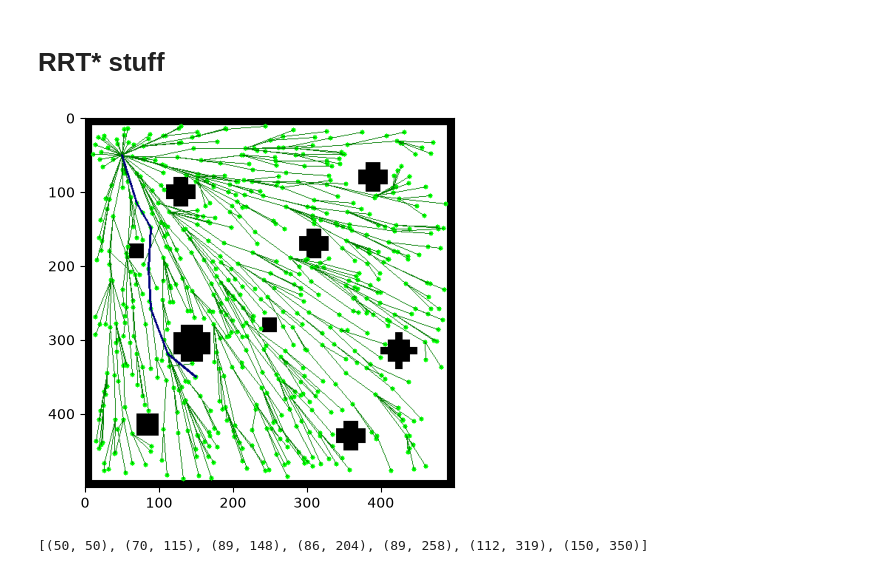
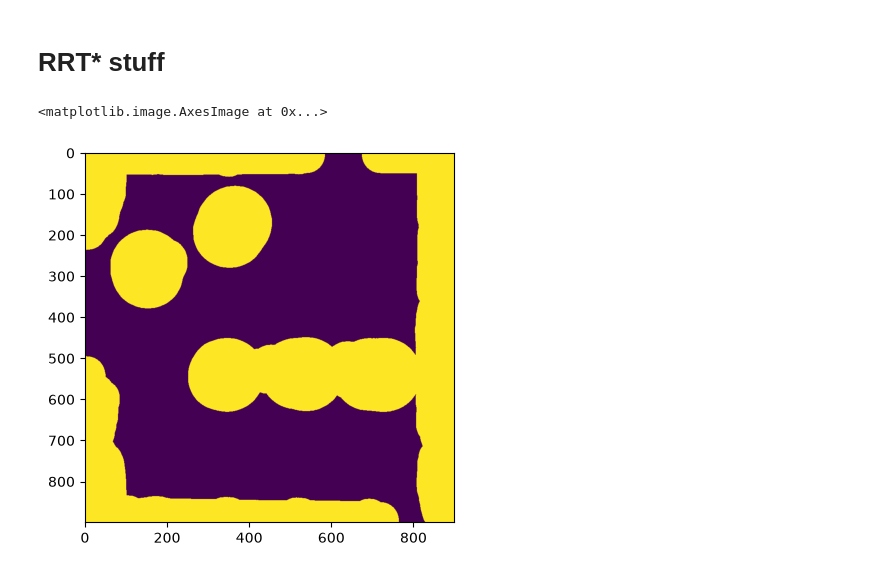
Before and after one commit to Zartarius/micromouse, a Jupyter notebook: week_12/path_planning/occupancy_mapping.ipynb, the cells around one changed output. Drawn from its saved outputs; the diff is of its cells as text; code cells hidden in the pictures.

```diff
--- a/week_12/path_planning/occupancy_mapping.ipynb
+++ b/week_12/path_planning/occupancy_mapping.ipynb
@@ -744,17 +736,23 @@ def node_to_obst_coord(node_num, obst_top_left_node_num):
     coord = node_to_coords_original(node_num)
     new_coord = og_coord_to_obst(coord, obst_top_left_node_num)
     return new_coords
+# %%
+# Task 5.1 (4 marks): RRT/RRT*
+# NOTE: The iteration only increases when a valid node is placed on the map. If the node is invalid, the program should continue without incrementing the node count.
+#image = cv2.imread("sample_map.png")
+rrt_image = occupancy_map
+#rrt_image = make_occupancy_map(rrt_image)
+random.seed(seed)
+#plt.imshow(occupancy_map,cmap="gray_r",origin="upper")
+plt.imshow(rrt_image)
+# %% [output]
+<matplotlib.image.AxesImage at 0x...>
+[figure, added]
 # %%
-# Task 5.1 (4 marks): RRT/RRT*
-# NOTE: The iteration only increases when a valid node is placed on the map. If the node is invalid, the program should continue without incrementing the node count.
-#image = cv2.imread("sample_map.png")
-rrt_image = occupancy_map
-#rrt_image = make_occupancy_map(rrt_image)
-random.seed(seed)
-
-rrt_start_location = node_to_obst_coord(path_to_start_obst[-1],top_left_obstacle_box_cell_num )
-
-rrt_goal_location = node_to_obst_coord(reversed_path_to_end[0], top_left_obstacle_box_cell_num)
+#rrt_start_location = node_to_obst_coord(path_to_start_obst[-1],top_left_obstacle_box_cell_num )
+rrt_start_location = (800, 850)
+#rrt_goal_location = node_to_obst_coord(reversed_path_to_end[0], top_left_obstacle_box_cell_num)
+rrt_goal_location = (75,450)
 
 # Generate the start node with a node ID of -1
 
@@ -780,7 +778,7 @@ while i < rrt_max_nodes_count:
         new_x, new_y = rrt_goal_location
 
     # Potential node collision checks
-    if rrt_image[new_y, new_x, 1] != 255 or not path_clear(rrt_image, nearest.x, nearest.y, new_x, new_y):
+    if rrt_image[new_y, new_x] != 1 or not path_clear(rrt_image, nearest.x, nearest.y, new_x, new_y):
         continue
 
     new_node = RRT_Node(i, new_x, new_y)
@@ -817,10 +815,8 @@ for i in range(1, len(path)):
 plt.imshow(rrt_image)
 plt.show()
 
+
 print(path)
-# %% [output]
-[figure, removed]
-[(50, 50), (70, 115), (89, 148), (86, 204), (89, 258), (112, 319), (150, 350)]
 # %%
 """
 Converts an RRT*-style path of (x, y) pixel coordinates into a list of
```
Also changed, not shown: parts of 6 cells of this notebook.
